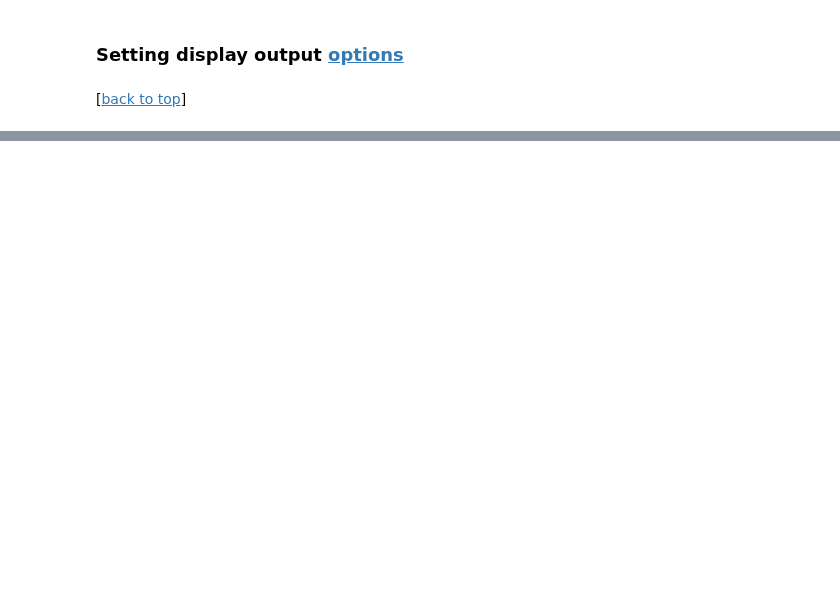
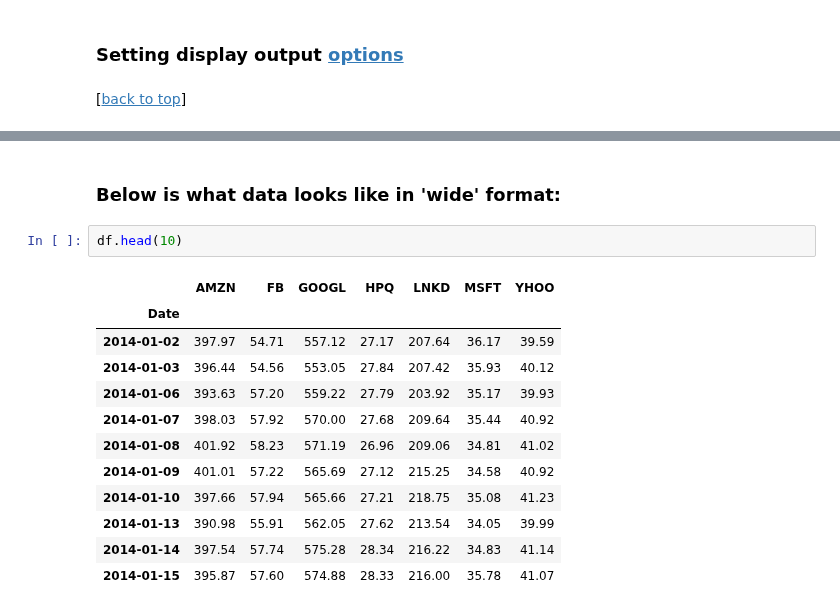
Before and after one commit to pybokeh/jupyter_notebooks, a Jupyter notebook: pandas/PandasCheatSheet.ipynb, the cells around one changed output, grey strips where cells are left out. Drawn from its saved outputs; the diff is of its cells as text; blank space fills up the shorter version.

```diff
--- a/pandas/PandasCheatSheet.ipynb
+++ b/pandas/PandasCheatSheet.ipynb
@@ -41,0 +886,17 @@ ImportError: No module named 'pandas'
+# %% [markdown]
+### Below is what data looks like in 'wide' format:
+# %%
+df.head(10)
+# %% [output]
+|  | AMZN | FB | GOOGL | HPQ | LNKD | MSFT | YHOO |
+| Date |  |  |  |  |  |  |  |
+| 2014-01-02 | 397.97 | 54.71 | 557.12 | 27.17 | 207.64 | 36.17 | 39.59 |
+| 2014-01-03 | 396.44 | 54.56 | 553.05 | 27.84 | 207.42 | 35.93 | 40.12 |
+| 2014-01-06 | 393.63 | 57.20 | 559.22 | 27.79 | 203.92 | 35.17 | 39.93 |
+| 2014-01-07 | 398.03 | 57.92 | 570.00 | 27.68 | 209.64 | 35.44 | 40.92 |
+| 2014-01-08 | 401.92 | 58.23 | 571.19 | 26.96 | 209.06 | 34.81 | 41.02 |
+| 2014-01-09 | 401.01 | 57.22 | 565.69 | 27.12 | 215.25 | 34.58 | 40.92 |
+| 2014-01-10 | 397.66 | 57.94 | 565.66 | 27.21 | 218.75 | 35.08 | 41.23 |
+| 2014-01-13 | 390.98 | 55.91 | 562.05 | 27.62 | 213.54 | 34.05 | 39.99 |
+| 2014-01-14 | 397.54 | 57.74 | 575.28 | 28.34 | 216.22 | 34.83 | 41.14 |
+| 2014-01-15 | 395.87 | 57.60 | 574.88 | 28.33 | 216.00 | 35.78 | 41.07 |
```
Also changed, not shown: parts of 178 cells of this notebook, 1 other file.
